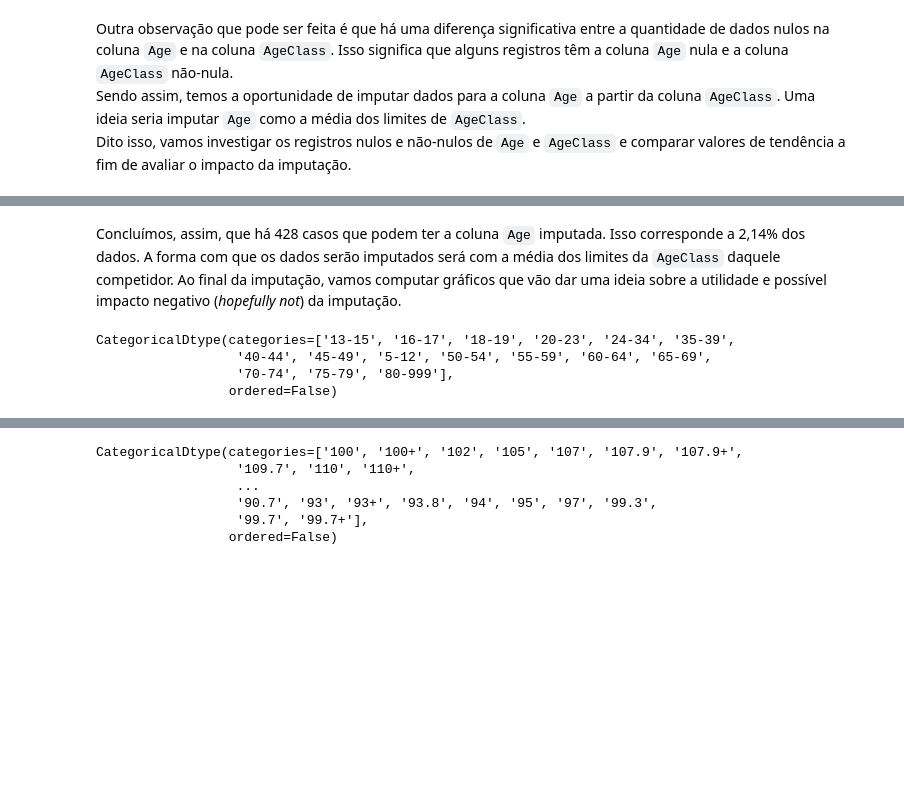
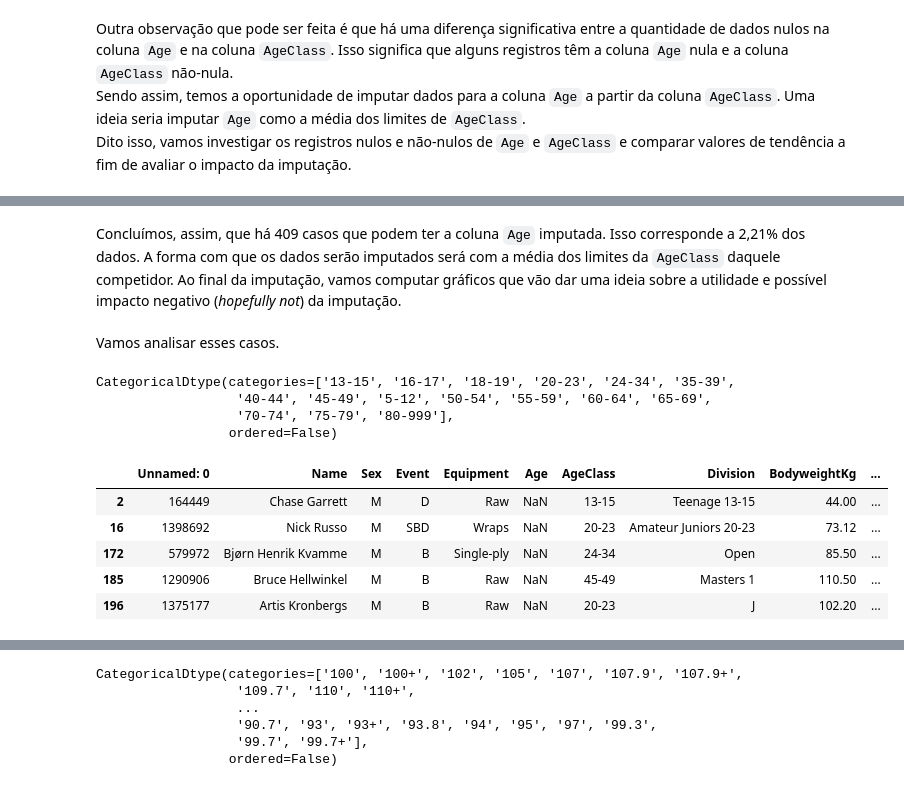
Before and after one commit to RafaelBNN/if697, a Jupyter notebook: ProjetoIF697.ipynb, the cells around one changed output, grey strips where cells are left out. Drawn from its saved outputs; the diff is of its cells as text; code cells hidden in the pictures; blank space fills up the shorter version.

Commit message:
Adicionadas sugestões do professor. Início de imputação de 'Age'

```diff
--- a/ProjetoIF697.ipynb
+++ b/ProjetoIF697.ipynb
@@ -409,5 +424,7 @@ Diferenca entre numero de registros nulos em "Age" e nao nulos em "AgeClass": 42
 # %% [markdown]
-Concluímos, assim, que há 428 casos que podem ter a coluna `Age` imputada. Isso corresponde a 2,14% dos dados. A forma com que os dados serão imputados será com a média dos limites da `AgeClass` daquele competidor. Ao final da imputação, vamos computar gráficos que vão dar uma ideia sobre a utilidade e possível impacto negativo (*hopefully not*) da imputação.
+Concluímos, assim, que há 409 casos que podem ter a coluna `Age` imputada. Isso corresponde a 2,21% dos dados. A forma com que os dados serão imputados será com a média dos limites da `AgeClass` daquele competidor. Ao final da imputação, vamos computar gráficos que vão dar uma ideia sobre a utilidade e possível impacto negativo (*hopefully not*) da imputação.
+<br><br>
+Vamos analisar esses casos.
 # %%
 df['AgeClass'].dtype
 # %% [output]
@@ -415,3 +432,12 @@ CategoricalDtype(categories=['13-15', '16-17', '18-19', '20-23', '24-34', '35-39
                   '40-44', '45-49', '5-12', '50-54', '55-59', '60-64', '65-69',
                   '70-74', '75-79', '80-999'],
                  ordered=False)
+# %%
+df[(df['Age'].isnull())&(df['AgeClass'].notnull())].head() # registros com Age nulo e AgeClass nao nulo
+# %% [output]
+|  | Unnamed: 0 | Name | Sex | Event | Equipment | Age | AgeClass | Division | BodyweightKg | ... |
+| 2 | 164449 | Chase Garrett | M | D | Raw | NaN | 13-15 | Teenage 13-15 | 44.00 | ... |
+| 16 | 1398692 | Nick Russo | M | SBD | Wraps | NaN | 20-23 | Amateur Juniors 20-23 | 73.12 | ... |
+| 172 | 579972 | Bjørn Henrik Kvamme | M | B | Single-ply | NaN | 24-34 | Open | 85.50 | ... |
+| 185 | 1290906 | Bruce Hellwinkel | M | B | Raw | NaN | 45-49 | Masters 1 | 110.50 | ... |
+| 196 | 1375177 | Artis Kronbergs | M | B | Raw | NaN | 20-23 | J | 102.20 | ... |
```
Also changed, not shown: parts of 20 cells of this notebook.
